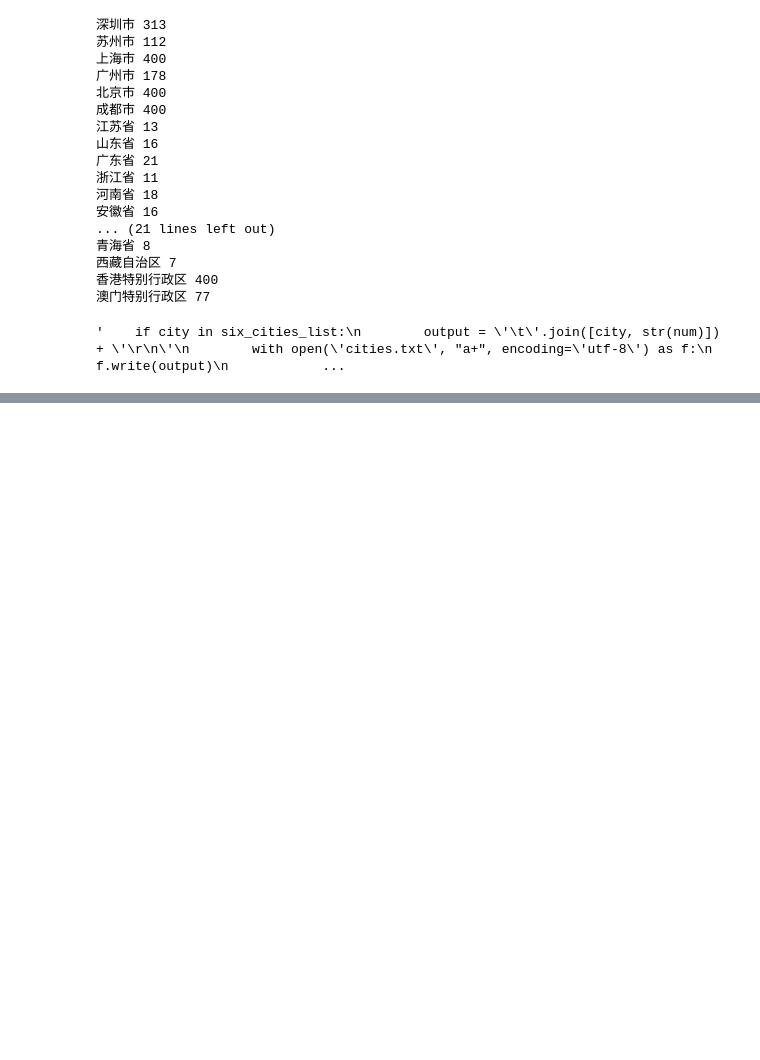
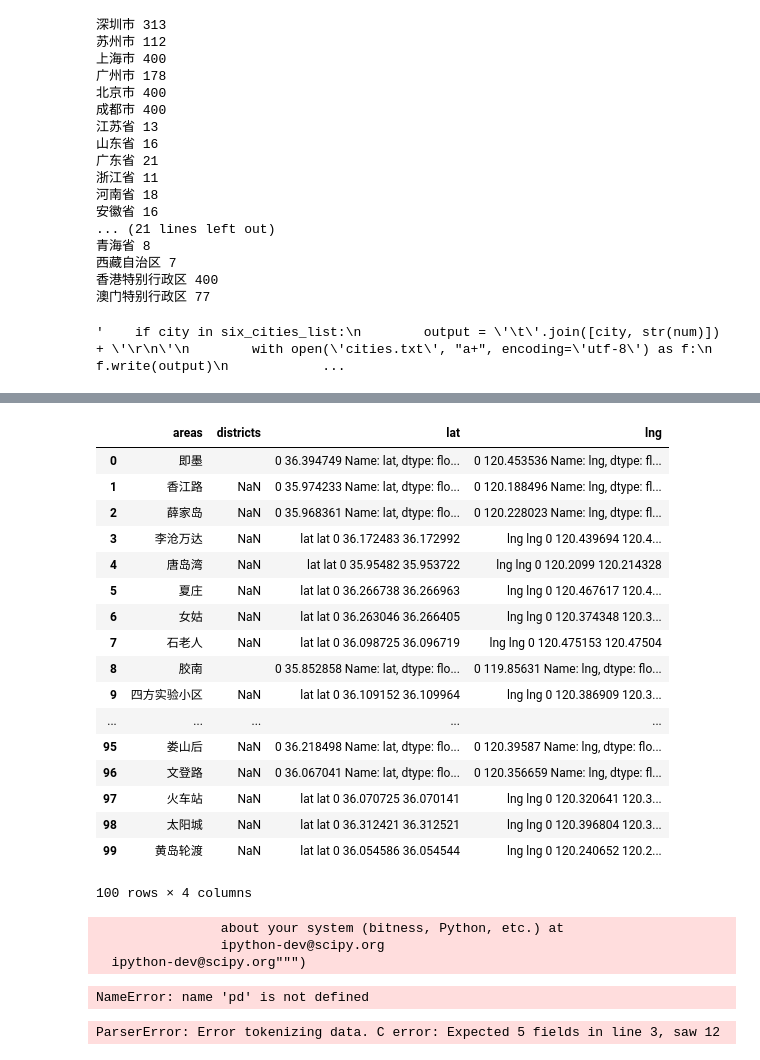
Before and after one commit to ffflora/city-in-data-science-qingdao, a Jupyter notebook: baidu-api.ipynb, the cells around one changed output, grey strips where cells are left out. Cells and saved outputs as stored; diff of their text form; code cells hidden in the pictures; blank space fills up the shorter version.

```diff
--- a/baidu-api.ipynb
+++ b/baidu-api.ipynb
@@ -523,0 +387,36 @@ KeyError: 'result'
+# %%
+result.districts = result.districts.str.replace('0 ','').strip('Name: name, dtype: object')
+result.lat = result.lat.replace('0 ','').replace('Name: lat, dtype: float64','').replace('lat lat 0 ','')
+result.lng = result.lng.replace('0 ','').replace('Name: lng, dtype: float64','').replace('lng lng 0 ','')
+result
+# %% [output]
+|  | areas | districts | lat | lng |
+| 0 | 即墨 |  | 0 36.394749 Name: lat, dtype: flo... | 0 120.453536 Name: lng, dtype: fl... |
+| 1 | 香江路 | NaN | 0 35.974233 Name: lat, dtype: flo... | 0 120.188496 Name: lng, dtype: fl... |
+| 2 | 薛家岛 | NaN | 0 35.968361 Name: lat, dtype: flo... | 0 120.228023 Name: lng, dtype: fl... |
+| 3 | 李沧万达 | NaN | lat lat 0 36.172483 36.172992 | lng lng 0 120.439694 120.4... |
+| 4 | 唐岛湾 | NaN | lat lat 0 35.95482 35.953722 | lng lng 0 120.2099 120.214328 |
+| 5 | 夏庄 | NaN | lat lat 0 36.266738 36.266963 | lng lng 0 120.467617 120.4... |
+| 6 | 女姑 | NaN | lat lat 0 36.263046 36.266405 | lng lng 0 120.374348 120.3... |
+| 7 | 石老人 | NaN | lat lat 0 36.098725 36.096719 | lng lng 0 120.475153 120.47504 |
+| 8 | 胶南 |  | 0 35.852858 Name: lat, dtype: flo... | 0 119.85631 Name: lng, dtype: flo... |
+| 9 | 四方实验小区 | NaN | lat lat 0 36.109152 36.109964 | lng lng 0 120.386909 120.3... |
+| ... | ... | ... | ... | ... |
+| 95 | 娄山后 | NaN | 0 36.218498 Name: lat, dtype: flo... | 0 120.39587 Name: lng, dtype: flo... |
+| 96 | 文登路 | NaN | 0 36.067041 Name: lat, dtype: flo... | 0 120.356659 Name: lng, dtype: fl... |
+| 97 | 火车站 | NaN | lat lat 0 36.070725 36.070141 | lng lng 0 120.320641 120.3... |
+| 98 | 太阳城 | NaN | lat lat 0 36.312421 36.312521 | lng lng 0 120.396804 120.3... |
+| 99 | 黄岛轮渡 | NaN | lat lat 0 36.054586 36.054544 | lng lng 0 120.240652 120.2... |
+100 rows × 4 columns
+# %%
+test = pd.DataFrame((areas,districts),columns=['a','b'])
+# %% [output]
+                about your system (bitness, Python, etc.) at
+                ipython-dev@scipy.org
+  ipython-dev@scipy.org""")
+NameError: name 'pd' is not defined
+# %%
+district = pd.read_csv('data/district.csv')
+district
+# %% [output]
+ParserError: Error tokenizing data. C error: Expected 5 fields in line 3, saw 12
```
Also changed, not shown: parts of 13 cells of this notebook.
